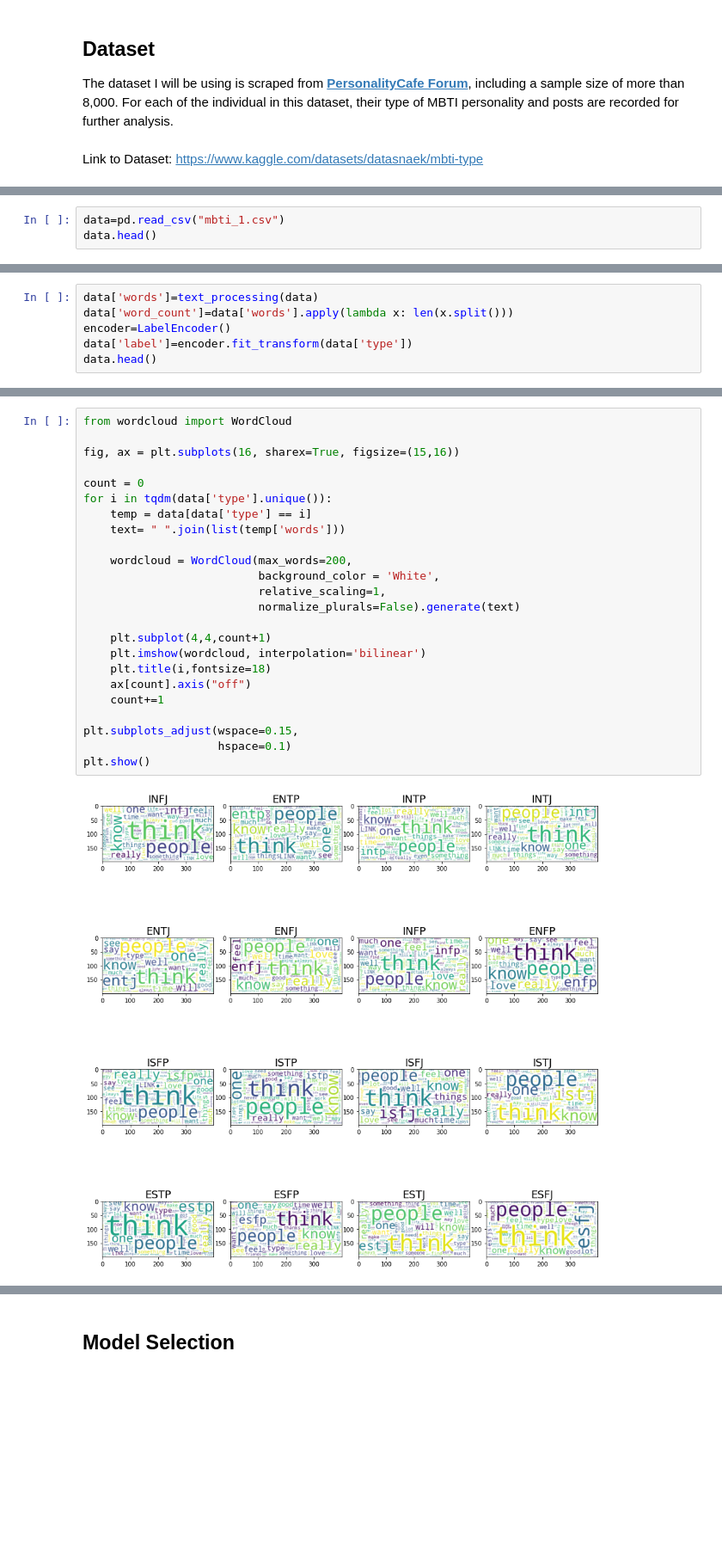
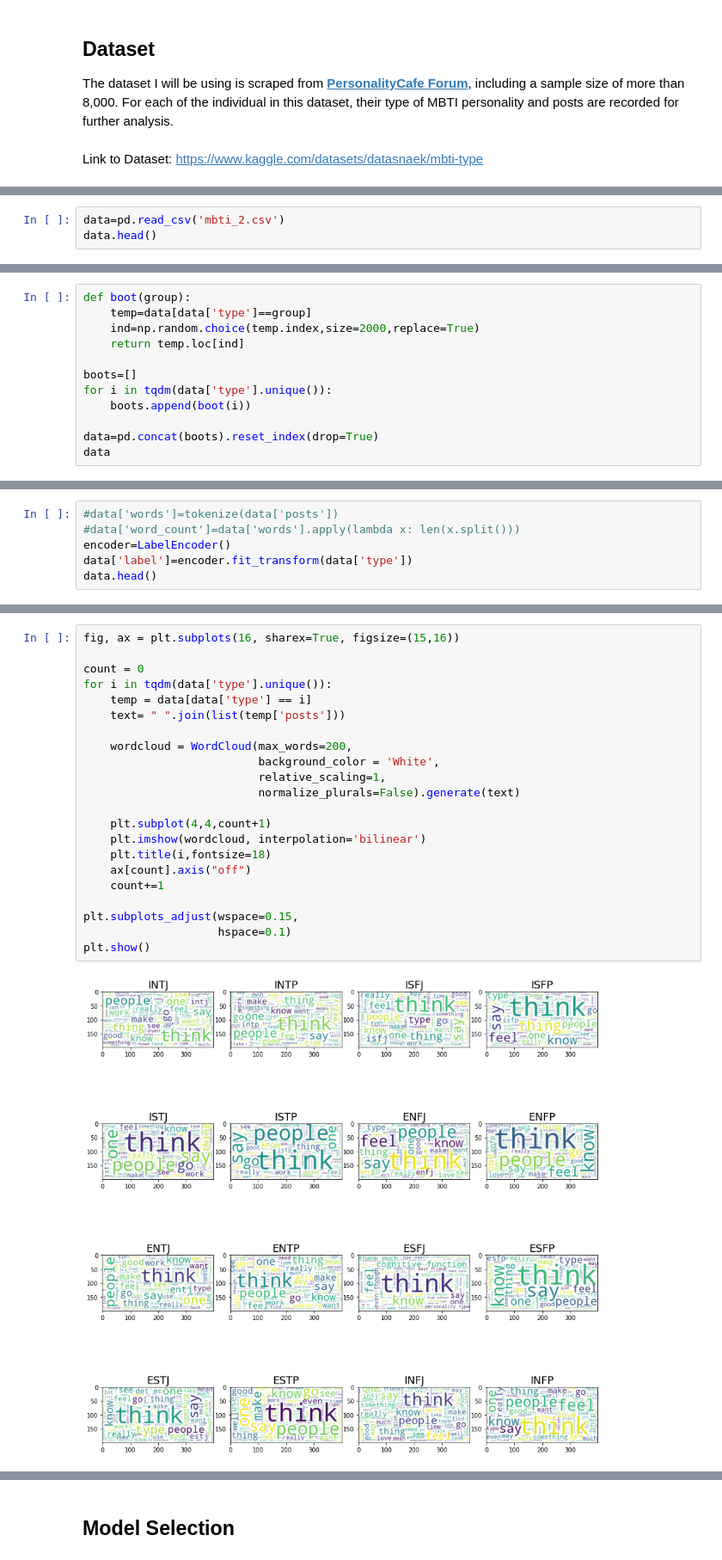
Before and after one commit to nclw1118/MBTI_Personality_Classification_Model_Based_on_NLP, a Jupyter notebook: MBTI Personality Classification Model Based on NLP.ipynb, the cells around one changed output, grey strips where cells are left out. Shown at 86% size. Saved outputs shown, nothing was run; the diff lists cells and outputs as text; blank space fills up the shorter version.

```diff
--- a/MBTI Personality Classification Model Based on NLP.ipynb
+++ b/MBTI Personality Classification Model Based on NLP.ipynb
@@ -21,6 +18,6 @@ import matplotlib.pyplot as plt
 import numpy as np
 import pandas as pd # data processing
 # %%
-data=pd.read_csv("mbti_1.csv")
+data=pd.read_csv('mbti_2.csv')
 data.head()
 # %% [output]
@@ -39,0 +44,12 @@ plt.show()
+# %%
+def boot(group):
+    temp=data[data['type']==group]
+    ind=np.random.choice(temp.index,size=2000,replace=True)
+    return temp.loc[ind]
+
+boots=[]
+for i in tqdm(data['type'].unique()):
+    boots.append(boot(i))
+
+data=pd.concat(boots).reset_index(drop=True)
+data
@@ -58,7 +101,7 @@ def text_processing(data):
     return out
 # %%
-data['words']=text_processing(data)
-data['word_count']=data['words'].apply(lambda x: len(x.split()))
+#data['words']=tokenize(data['posts'])
+#data['word_count']=data['words'].apply(lambda x: len(x.split()))
 encoder=LabelEncoder()
 data['label']=encoder.fit_transform(data['type'])
 data.head()
@@ -72,26 +119,24 @@ data.head()
 # %%
-from wordcloud import WordCloud
-
 fig, ax = plt.subplots(16, sharex=True, figsize=(15,16))
 
 count = 0
 for i in tqdm(data['type'].unique()):
     temp = data[data['type'] == i]
-    text= " ".join(list(temp['words']))
+    text= " ".join(list(temp['posts']))
 
     wordcloud = WordCloud(max_words=200,
                           background_color = 'White',
                           relative_scaling=1,
                           normalize_plurals=False).generate(text)
 
     plt.subplot(4,4,count+1)
     plt.imshow(wordcloud, interpolation='bilinear')
     plt.title(i,fontsize=18)
     ax[count].axis("off")
     count+=1
 
 plt.subplots_adjust(wspace=0.15,
                     hspace=0.1)
 plt.show()
 # %% [output]
-[figure, old version]
+[figure, new version]
```
Also changed, not shown: parts of 39 cells of this notebook.
